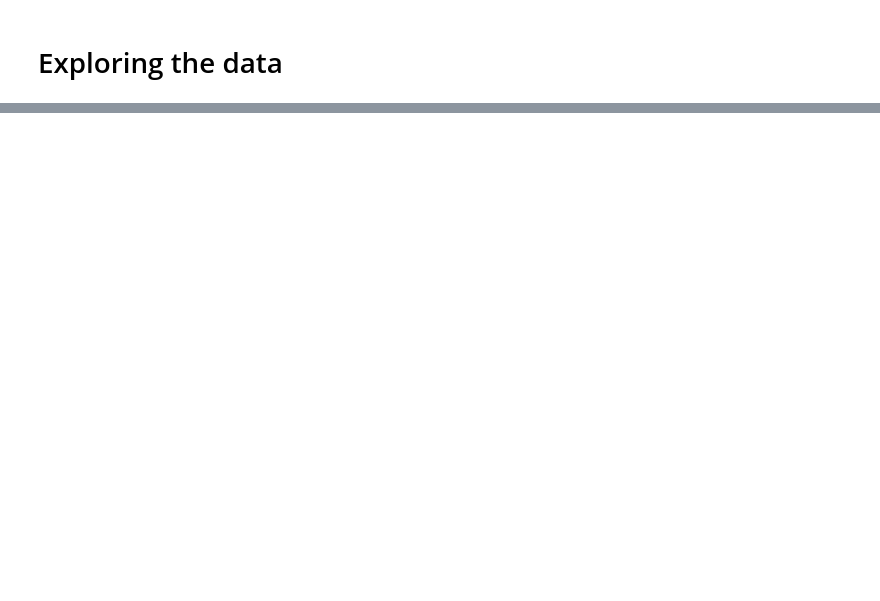
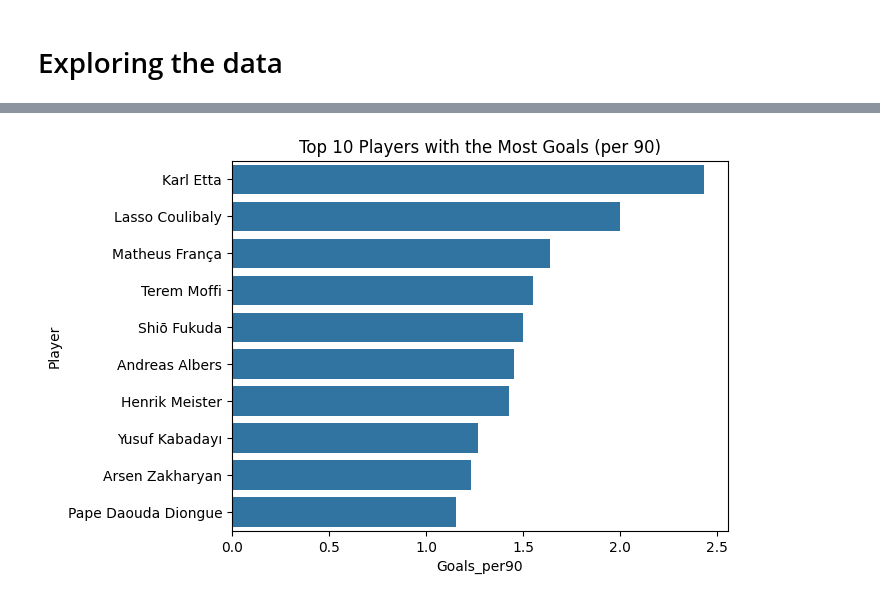
Before and after one commit to rahafw/future_stars, a Jupyter notebook: notebooks/rahaf_future_stars_EDA.ipynb, the cells around one changed output, grey strips where cells are left out. Cells and saved outputs as stored; diff of their text form; code cells hidden in the pictures; blank space fills up the shorter version.

```diff
--- a/notebooks/rahaf_future_stars_EDA.ipynb
+++ b/notebooks/rahaf_future_stars_EDA.ipynb
@@ -84,0 +332,19 @@ d
+# %%
+df_contrib = filtered_df.copy()
+
+# Convert data into per 90 min so we have a fair coparison
+df_contrib["Goals_per90"] = (df_contrib["Gls"] / df_contrib["Min"]) * 90
+df_contrib["Assists_per90"] = (df_contrib["Ast"] / df_contrib["Min"]) * 90
+df_contrib["GA_per90"] = (df_contrib["G+A"] / df_contrib["Min"]) * 90
+
+
+# Top 10 in each feature
+top_goals = df_contrib.sort_values("Goals_per90", ascending=False).head(10)
+top_assists = df_contrib.sort_values("Assists_per90", ascending=False).head(10)
+top_ga = df_contrib.sort_values("GA_per90", ascending=False).head(10)
+# %%
+sns.barplot(x="Goals_per90", y="Player", data=top_goals)
+plt.title("Top 10 Players with the Most Goals (per 90)")
+plt.show()
+# %% [output]
+[figure, added]
```
Also changed, not shown: parts of 20 cells of this notebook.
